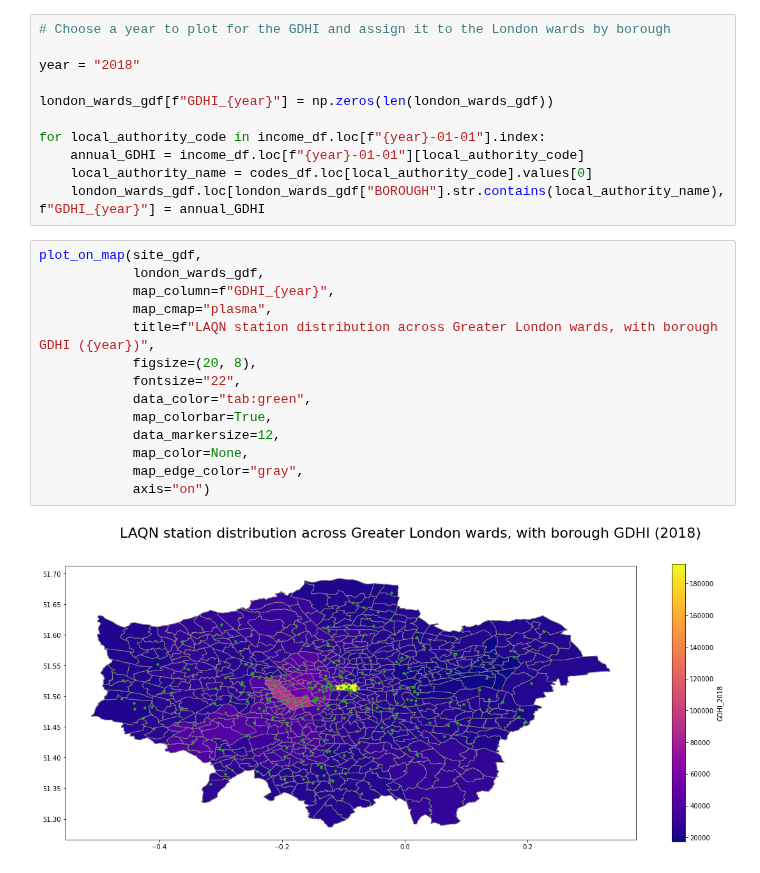
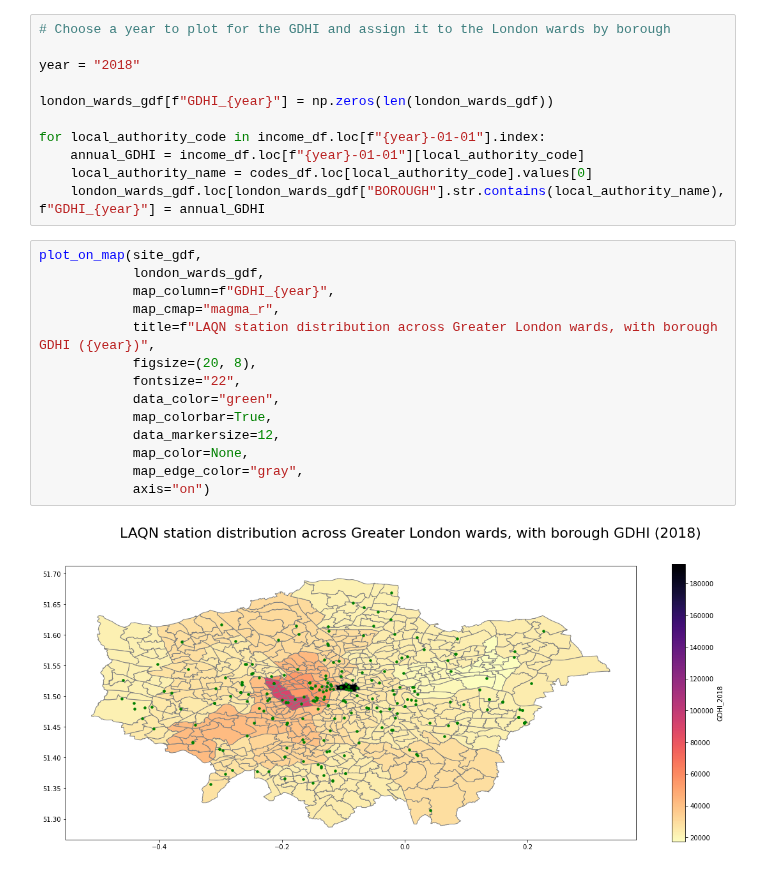
Before and after one commit to michellewl/AQmortality, a Jupyter notebook: LAQN_GDHI.ipynb, the cells around one changed output. Cells and saved outputs as stored; diff of their text form.

Commit message:
Changed map plot colours.

```diff
--- a/LAQN_GDHI.ipynb
+++ b/LAQN_GDHI.ipynb
@@ -207,16 +207,16 @@ for local_authority_code in income_df.loc[f"{year}-01-01"].index:
 # %%
 plot_on_map(site_gdf,
             london_wards_gdf,
             map_column=f"GDHI_{year}",
-            map_cmap="plasma",
+            map_cmap="magma_r",
             title=f"LAQN station distribution across Greater London wards, with borough GDHI ({year})",
             figsize=(20, 8),
             fontsize="22",
-            data_color="tab:green",
+            data_color="green",
             map_colorbar=True,
             data_markersize=12,
             map_color=None,
             map_edge_color="gray",
             axis="on")
 # %% [output]
-[figure, old version]
+[figure, new version]
```
